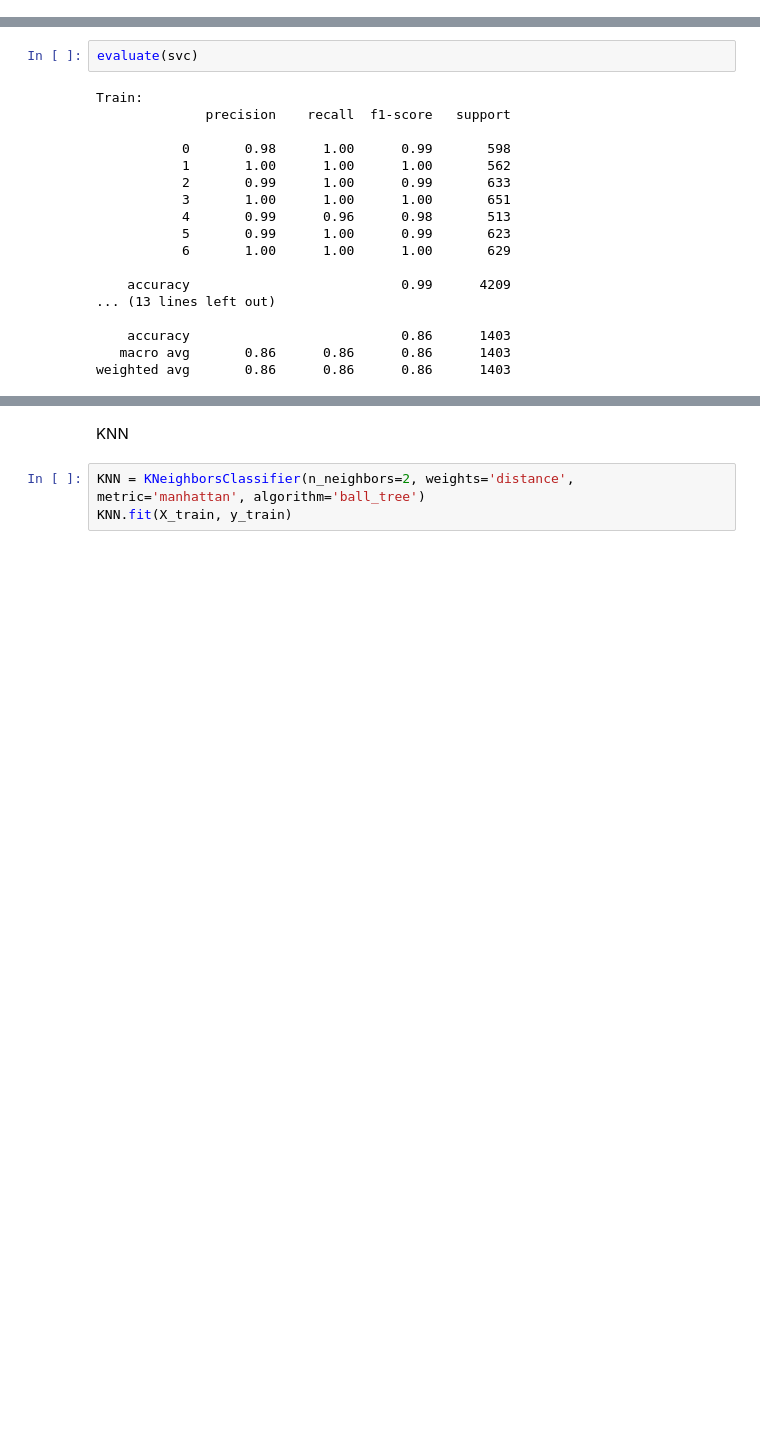
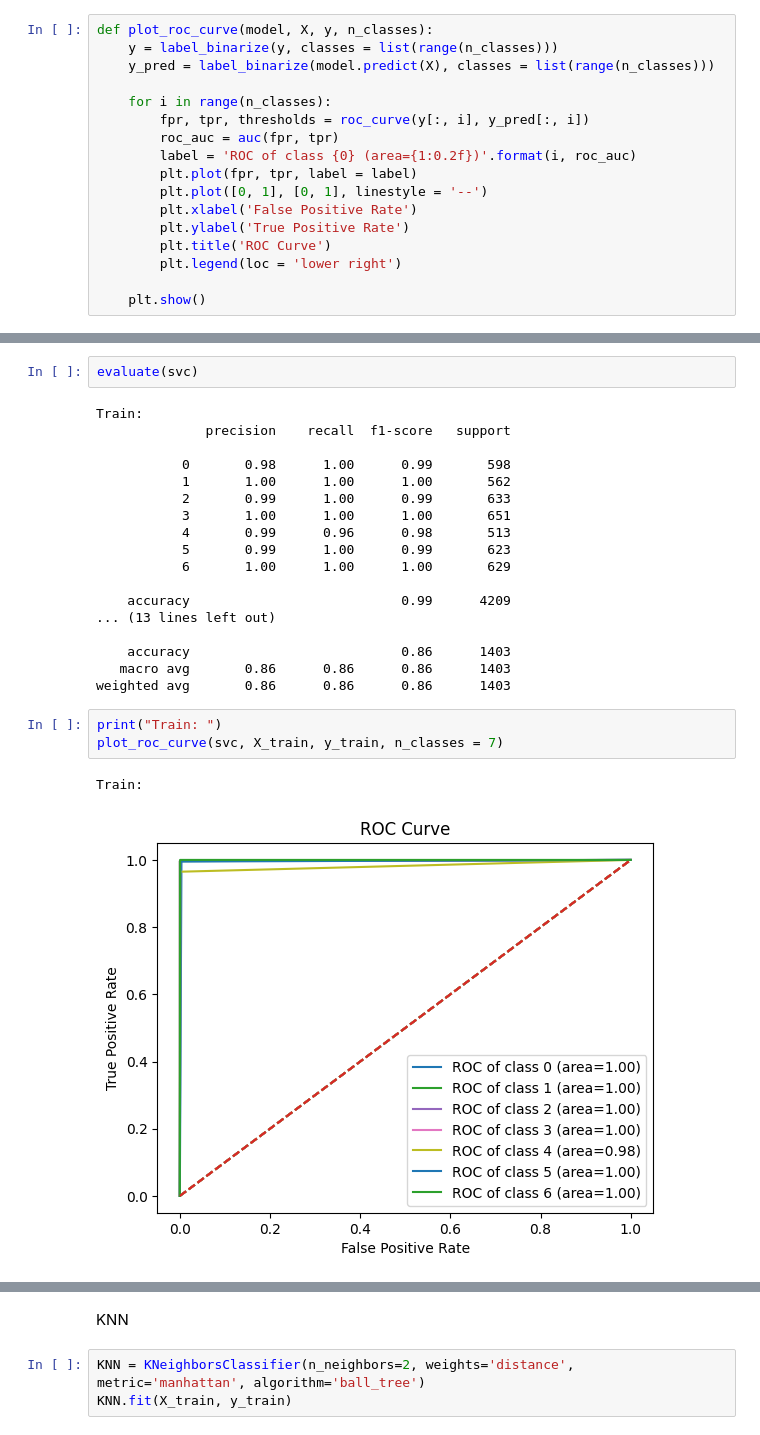
Before and after one commit to AliAkhgari/Iranian-Traditional-Music-Dastgah-Classifier, a Jupyter notebook: learning.ipynb, the cells around one changed output, grey strips where cells are left out. Saved outputs shown, nothing was run; the diff lists cells and outputs as text; blank space fills up the shorter version.

Commit message:
roc curve added

```diff
--- a/learning.ipynb
+++ b/learning.ipynb
@@ -43,6 +46,23 @@ def evaluate(model):
     print(classification_report(y_train, model.predict(X_train)))
     print("Test: ")
     print(classification_report(y_test, model.predict(X_test)))
+# %%
+def plot_roc_curve(model, X, y, n_classes):
+    y = label_binarize(y, classes = list(range(n_classes)))
+    y_pred = label_binarize(model.predict(X), classes = list(range(n_classes)))
+
+    for i in range(n_classes):
+        fpr, tpr, thresholds = roc_curve(y[:, i], y_pred[:, i])
+        roc_auc = auc(fpr, tpr)
+        label = 'ROC of class {0} (area={1:0.2f})'.format(i, roc_auc)
+        plt.plot(fpr, tpr, label = label)
+        plt.plot([0, 1], [0, 1], linestyle = '--')
+        plt.xlabel('False Positive Rate')
+        plt.ylabel('True Positive Rate')
+        plt.title('ROC Curve')
+        plt.legend(loc = 'lower right')
+
+    plt.show()
 # %% [markdown]
 SVM
 # %%
@@ -70,3 +90,9 @@ Train:
     accuracy                           0.86      1403
    macro avg       0.86      0.86      0.86      1403
 weighted avg       0.86      0.86      0.86      1403
+# %%
+print("Train: ")
+plot_roc_curve(svc, X_train, y_train, n_classes = 7)
+# %% [output]
+Train:
+[figure, added]
```
Also changed, not shown: parts of 7 cells of this notebook.
